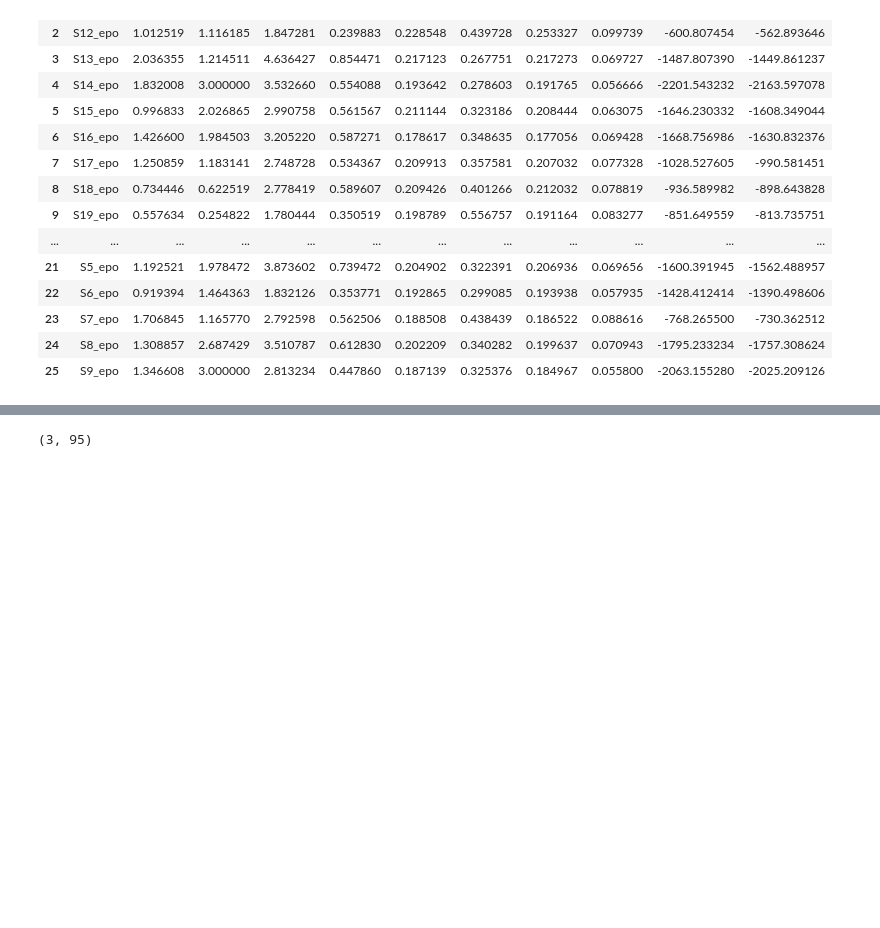
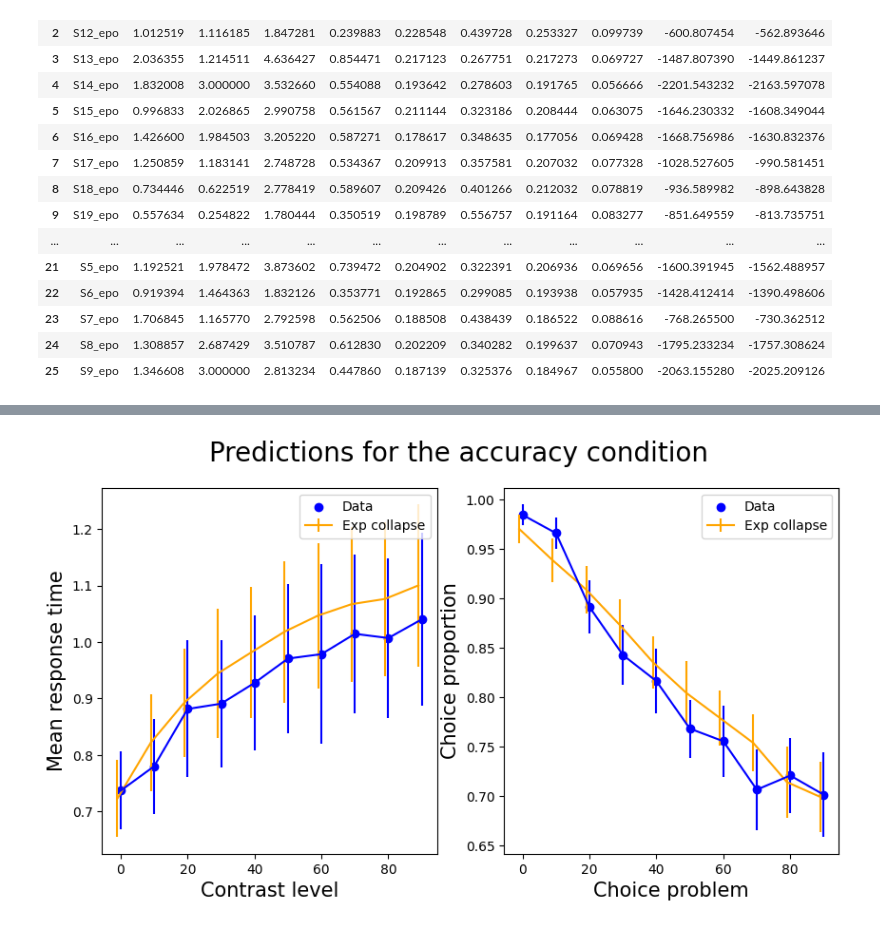
Before and after one commit to AmirHoseinHadian/CTDM_recovery, a Jupyter notebook: _Application/_Study1/prediction.ipynb, the cells around one changed output, grey strips where cells are left out. Cells and saved outputs as stored; diff of their text form; code cells hidden in the pictures; blank space fills up the shorter version.

Commit message:
varibility in predictions

```diff
--- a/_Application/_Study1/prediction.ipynb
+++ b/_Application/_Study1/prediction.ipynb
@@ -222,4 +188,54 @@ plt.legend();
-# %%
-data['contrast'].min(), data['contrast'].max()
-# %% [output]
-(3, 95)
+# %%
+fig = plt.figure(figsize=(10, 5))
+fig.suptitle('Predictions for the accuracy condition', fontsize=20)
+
+plt.subplot(121)
+
+err = scipy.stats.t.ppf(0.975, 80)
+temp = pred_accuracy.groupby(by=['sbj', 'g_contrast'])['rt'].mean()
+temp = pd.DataFrame(np.array([temp[i].values for i in data.participant.unique()]),
+                    columns=[j*10 for j in range(10)])
+plt.errorbar(x=-1 + pred_accuracy.groupby(by='g_contrast')['g_contrast'].mean(),
+             y=pred_accuracy.groupby(by='g_contrast')['rt'].mean(),
+             yerr=err*np.array([temp[i].std()/np.sqrt(26) for i in [j*10 for j in range(10)]]),
+             label='Exp collapse', c='orange');
+
+temp = data_accuracy.groupby(by=['participant', 'g_contrast'])['rt'].mean()
+temp = pd.DataFrame(np.array([temp[i].values for i in data.participant.unique()]),
+                    columns=[j*10 for j in range(10)])
+plt.errorbar(x=data_accuracy.groupby(by='g_contrast')['g_contrast'].mean(),
+             y=data_accuracy.groupby(by='g_contrast')['rt'].mean(),
+             yerr=err*np.array([temp[i].std()/np.sqrt(26) for i in [j*10 for j in range(10)]]),
+             c='blue');
+plt.scatter(x=data_accuracy.groupby(by='g_contrast')['g_contrast'].mean(),
+            y=data_accuracy.groupby(by='g_contrast')['rt'].mean(),
+            c='blue', label='Data');
+plt.xlabel('Contrast level', fontsize=15)
+plt.ylabel('Mean response time', fontsize=15)
+plt.legend();
+
+plt.subplot(122)
+temp = pred_accuracy.groupby(by=['sbj', 'g_contrast'])['accuracy'].mean()
+temp = pd.DataFrame(np.array([temp[i].values for i in data.participant.unique()]),
+                    columns=[j*10 for j in range(10)])
+plt.errorbar(x=-1 + pred_accuracy.groupby(by='g_contrast')['g_contrast'].mean(),
+             y=pred_accuracy.groupby(by='g_contrast')['accuracy'].mean(),
+             yerr=err*np.array([temp[i].std()/np.sqrt(26) for i in [j*10 for j in range(10)]]),
+             label='Exp collapse', c='orange');
+
+temp = data_accuracy.groupby(by=['participant', 'g_contrast'])['correct'].mean()
+temp = pd.DataFrame(np.array([temp[i].values for i in data.participant.unique()]),
+                    columns=[j*10 for j in range(10)])
+plt.errorbar(x=data_accuracy.groupby(by='g_contrast')['g_contrast'].mean(),
+             y=data_accuracy.groupby(by='g_contrast')['correct'].mean(),
+             yerr=err*np.array([temp[i].std()/np.sqrt(26) for i in [j*10 for j in range(10)]]),
+             c='blue');
+plt.scatter(x=data_accuracy.groupby(by='g_contrast')['g_contrast'].mean(),
+            y=data_accuracy.groupby(by='g_contrast')['correct'].mean(),
+            c='blue', label='Data');
+
+plt.xlabel('Choice problem', fontsize=15)
+plt.ylabel('Choice proportion', fontsize=15)
+plt.legend();
+# %% [output]
+[figure, added]
```
Also changed, not shown: parts of 2 cells of this notebook.
